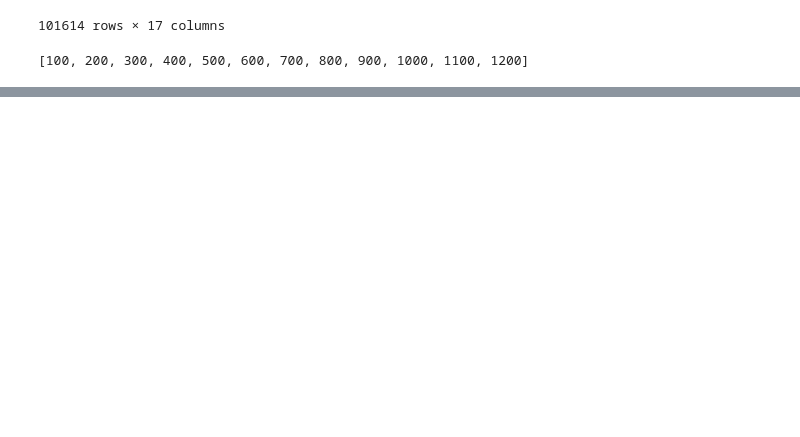
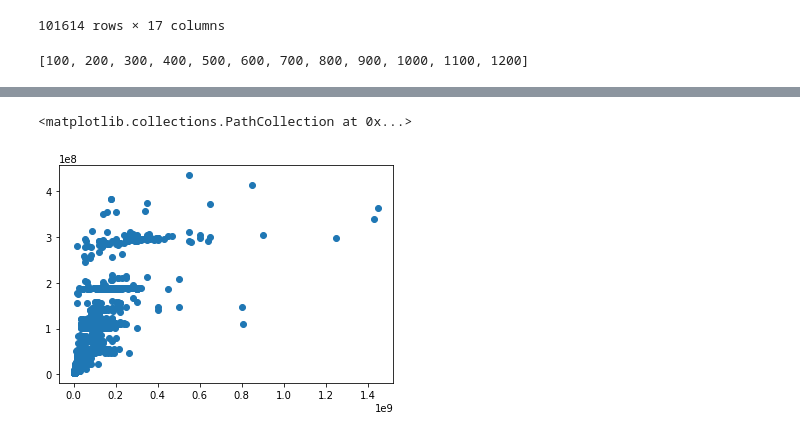
Before and after one commit to ZaheerFDS78/house-price-prediction-model, a Jupyter notebook: Untitled.ipynb, the cells around one changed output, grey strips where cells are left out. Cells and saved outputs as stored; diff of their text form; code cells hidden in the pictures; blank space fills up the shorter version.

```diff
--- a/Untitled.ipynb
+++ b/Untitled.ipynb
@@ -458,0 +485,8 @@ ImportError: cannot import name 'RandomizedSearchCv' from 'sklearn.model_selecti
+# %%
+# use the Random grid to search for best hypermeter
+# First create the model to tune
+rf=RandomForestRegressor()
+# %%
+rf_random=RandomizedSearchCV(estimator=rf, param_distributions = random_grid, scoring='neg_mean_squared_error',n_iter=10,cv=5,verbose=2,random_state=42,n_jobs=1)
+# %%
+rf_random.fit(X_train,y_train)
@@ -458,0 +523,2 @@ ImportError: cannot import name 'RandomizedSearchCv' from 'sklearn.model_selecti
+# %%
+predictions=rf_random.predict(X_test)
@@ -458,0 +555,5 @@ ImportError: cannot import name 'RandomizedSearchCv' from 'sklearn.model_selecti
+# %%
+plt.scatter(y_test, predictions)
+# %% [output]
+<matplotlib.collections.PathCollection at 0x...>
+[figure, added]
```
Also changed, not shown: parts of 18 cells of this notebook.
